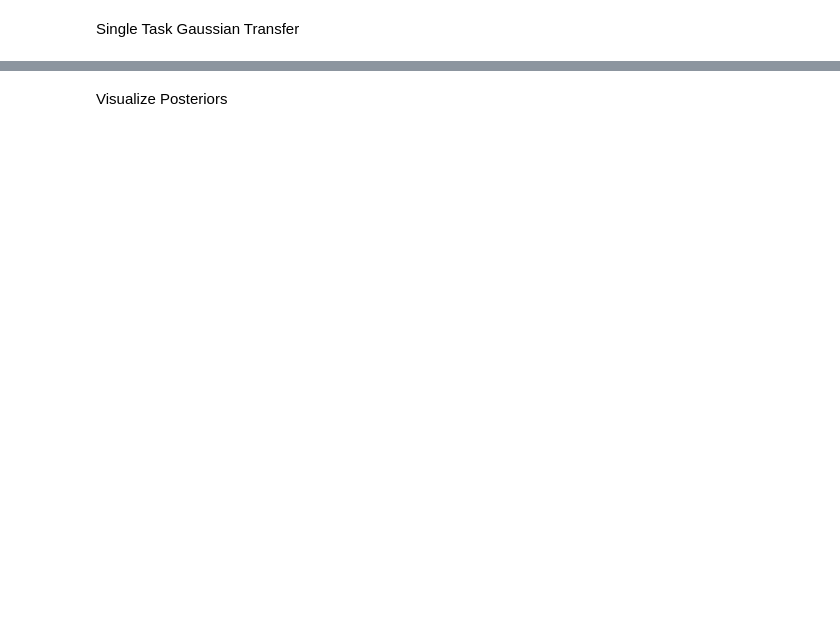
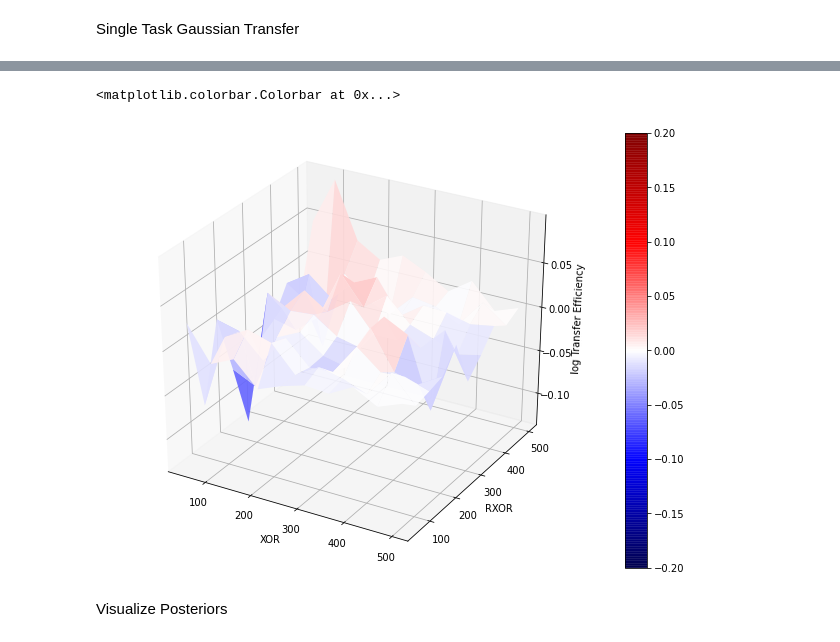
Before and after one commit to NeuroDataDesign/ProgLearn_2021-2022, a Jupyter notebook: Aishwarya_Seth/kdf-prog/KDF_PROG.ipynb, the cells around one changed output, grey strips where cells are left out. Saved outputs shown, nothing was run; the diff lists cells and outputs as text; code cells hidden in the pictures; blank space fills up the shorter version.

```diff
--- a/Aishwarya_Seth/kdf-prog/KDF_PROG.ipynb
+++ b/Aishwarya_Seth/kdf-prog/KDF_PROG.ipynb
@@ -679,3 +717,31 @@ SKIPPED TRANSFER EFFICIENCY!
+# %%
+from mpl_toolkits import mplot3d
+from matplotlib import colors
+from mpl_toolkits.axes_grid1 import make_axes_locatable
+
+%matplotlib inline
+
+X, Y = np.meshgrid(n_t1, n_t2)
+
+vmin = -0.2
+vmax = 0.2
+norm = colors.TwoSlopeNorm(vmin=vmin, vcenter=0, vmax=vmax)
+
+fig = plt.figure(figsize=(11, 8))
+ax = plt.axes(projection='3d')
+
+im = ax.plot_surface(X, Y, np.log(mean_te[1, :, :]),
+                     cmap="seismic", norm=norm, alpha=0.9,
+                     label="log Transfer Efficiency")
+ax.set_xlabel('XOR')
+ax.set_ylabel('RXOR')
+ax.set_zlabel('log Transfer Efficiency');
+
+#add colorbar
+fig.colorbar(im)
+# %% [output]
+<matplotlib.colorbar.Colorbar at 0x...>
+[figure, added]
 # %% [markdown]
 Visualize Posteriors
 # %%
```
Also changed, not shown: parts of 14 cells of this notebook.
